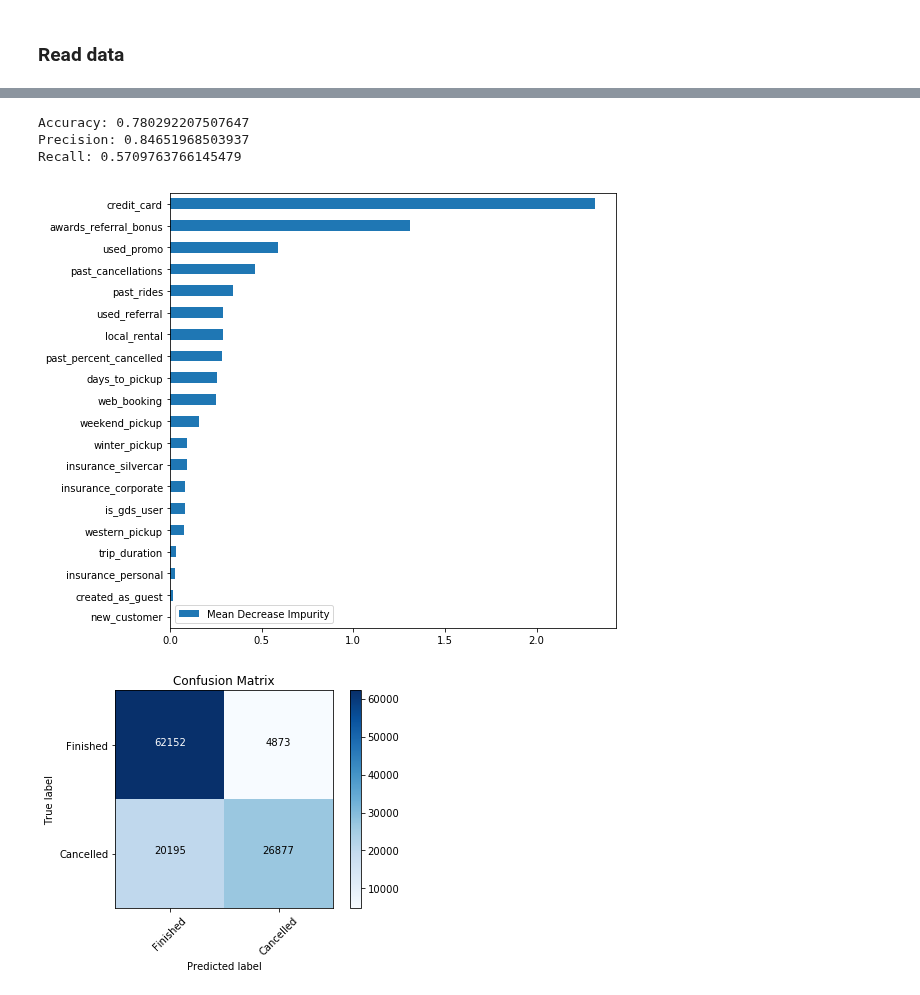
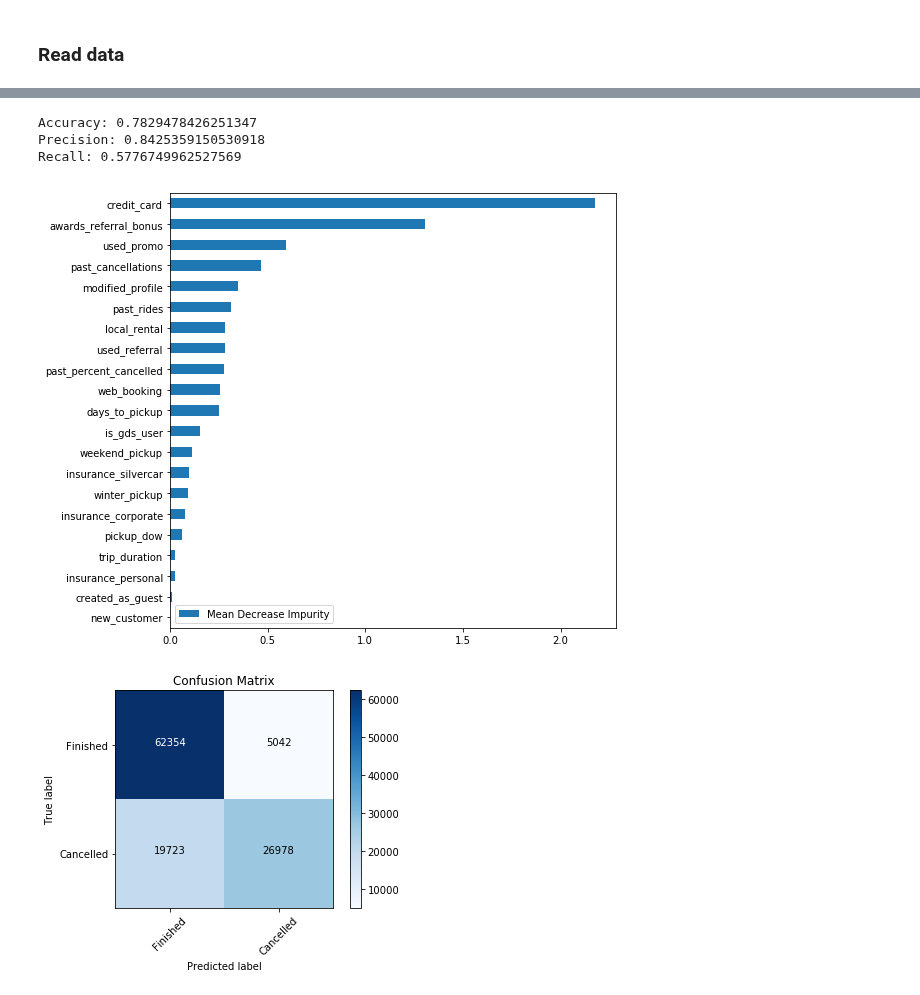
Before and after one commit to mengeling/silvercar-cancellation-predictor, a Jupyter notebook: EDA/modeling.ipynb, the cells around one changed output, grey strips where cells are left out. Drawn from its saved outputs; the diff is of its cells as text; code cells hidden in the pictures.

Commit message:
Added new models to notebook

```diff
--- a/EDA/modeling.ipynb
+++ b/EDA/modeling.ipynb
@@ -85,5 +101,4 @@ df.shape
 # %%
-d = defaultdict(list)
 df_temp = df.copy()
 df_temp["rides"] = get_past_ride_cnt(df_temp, y)
 df_temp["past_rides"] = df_temp["rides"].apply(lambda lst: len(lst))
@@ -93,22 +108,23 @@ df_temp["past_percent_cancelled"] = df_temp["past_percent_cancelled"].fillna(y_m
 
 df_temp = change_datetimes(df_temp, "pickup", "dropoff", "created_at")
 df_temp = calculate_time_between(df_temp, days_to_pickup=("pickup", "created_at"), trip_duration=("dropoff", "pickup"))
-df_temp["weekend_pickup"] = df_temp["pickup"].dt.dayofweek.isin([4, 5, 6]).astype(int)
-df_temp["weekend_created"] = df_temp["created_at"].dt.dayofweek.isin([4, 5, 6]).astype(int)
-df_temp["arizona_or_nevada"] = df_temp["in_state"].isin(["Arizona", "Nevada"]).astype(int)
+df_temp["pickup_dow"] = df_temp["pickup"].dt.dayofweek
+df_temp["weekend_pickup"] = df_temp["pickup_dow"].isin([4, 5, 6]).astype(int)
+df_temp["winter_pickup"] = df_temp["pickup"].dt.month.isin([1, 12]).astype(int)
+df_temp["western_pickup"] = ((df_temp["time_zone"] == "pst") | (df_temp["time_zone"] == "mst")).astype(int)
 
 df_temp["used_promo"] = df_temp["promo_code_id"].notnull().astype(int)
 df_temp["used_referral"] = df_temp["referral_code"].notnull().astype(int)
 df_temp["credit_card"] = df_temp["postal_code"].notnull().astype(int)
 df_temp["web_booking"] = (df_temp["booking_application"] == "web").astype(int)
-df_temp["new_customer"] = (df_temp["reservation_frequency"] != "repeat_customer").astype(int)
+df_temp["new_customer"] = (df_temp["reservation_frequency"] == "new_customer").astype(int)
 df_temp["modified_profile"] = (df_temp["updated_at"] > df_temp["created_at_user"])
 # %%
 KEEP = ["created_as_guest", "local_rental", "awards_referral_bonus", "is_gds_user",
         "insurance_corporate", "insurance_personal", "insurance_silvercar", "days_to_pickup",
         "trip_duration", "weekend_pickup", "winter_pickup", "used_promo", "used_referral",
         "credit_card", "web_booking", "new_customer", "past_rides", "past_cancellations",
-        "past_percent_cancelled", "pickup_dow", "arizona_or_nevada", "modified_profile"]
+        "past_percent_cancelled", "pickup_dow", "modified_profile", "western_pickup"]
 df_temp = df_temp[KEEP].fillna(0)
 # %%
 X_train, X_test, y_train, y_test = train_test_split(df_temp, y)
@@ -116,20 +132,21 @@ scaler = StandardScaler()
 X_train = scaler.fit_transform(X_train)
 X_test = scaler.transform(X_test)
 # %%
-model = LogisticRegression()
-model.fit(X_train, y_train)
-predictions = model.predict(X_test)
-print("Accuracy: {}".format(model.score(X_test, y_test)))
+clf = LogisticRegression()
+clf.fit(X_train, y_train)
+predictions = clf.predict(X_test)
+probabilities = clf.predict_proba(X_test)[:, 1]
+print("Accuracy: {}".format(clf.score(X_test, y_test)))
 print("Precision: {}".format(precision_score(y_test, predictions)))
 print("Recall: {}".format(recall_score(y_test, predictions)))
 # %% [output]
-Accuracy: 0.780292207507647
-Precision: 0.84651968503937
-Recall: 0.5709763766145479
+Accuracy: 0.7829478426251347
+Precision: 0.8425359150530918
+Recall: 0.5776749962527569
 # %%
-plot_feature_importances(X_train, np.abs(model.coef_[0]))
+plot_feature_importances(X_train, np.abs(clf.coef_[0]))
 # %% [output]
-[figure, old version]
+[figure, new version]
 # %%
 cm = confusion_matrix(y_test, predictions)
 plot_confusion_matrix(cm)
```
Also changed, not shown: parts of 19 cells of this notebook.
